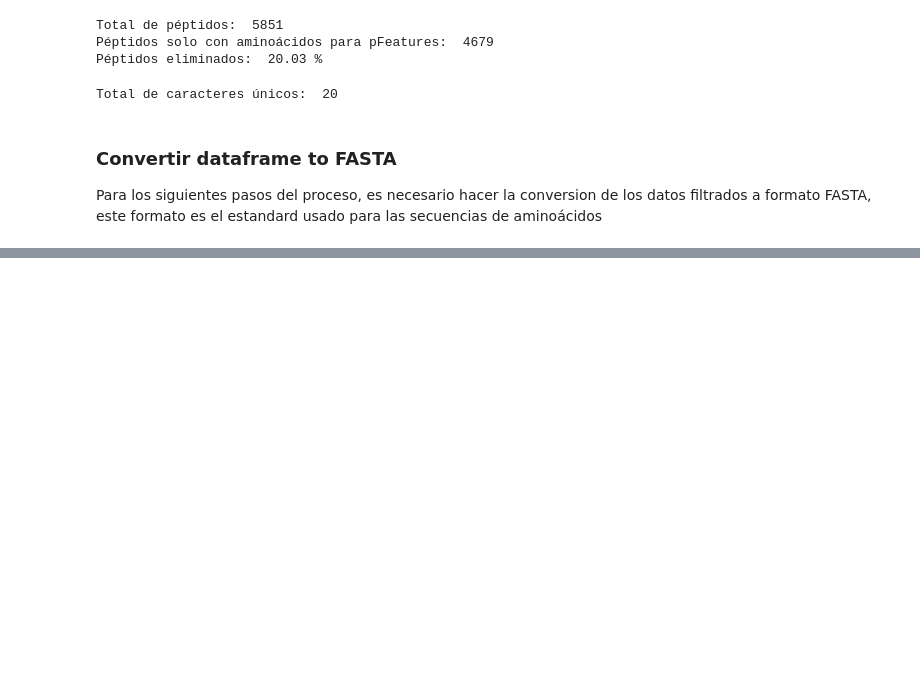
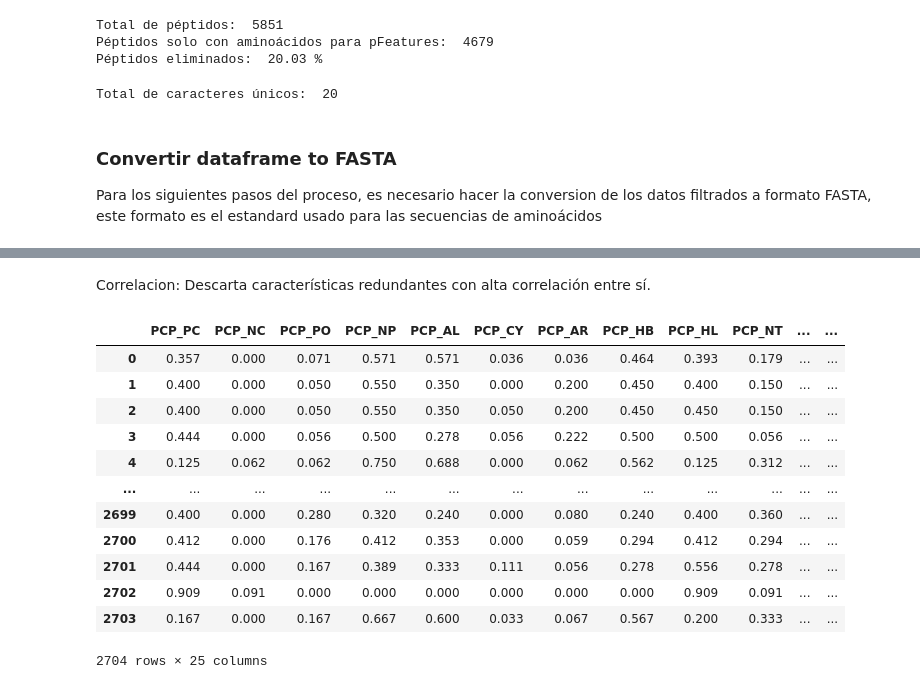
Before and after one commit to A01795375/Proyecto_Integrador_cancer, a Jupyter notebook: notebooks/Avance 2.1.ipynb, the cells around one changed output, grey strips where cells are left out. Cells and saved outputs as stored; diff of their text form; code cells hidden in the pictures; blank space fills up the shorter version.

```diff
--- a/notebooks/Avance 2.1.ipynb
+++ b/notebooks/Avance 2.1.ipynb
@@ -456 +497,25 @@ NameError: name 'pcp_wp' is not defined
+# %% [markdown]
+Correlacion: Descarta características redundantes con alta correlación entre sí.
+# %%
+#correlacion
+corr_matrix = pd.DataFrame(feature_pcp).corr().abs()
+upper = corr_matrix.where(np.triu(np.ones(corr_matrix.shape), k=1).astype(bool))
+to_drop = [column for column in upper.columns if any(upper[column] > 0.9)]
+corr_matrix_pcp = feature_pcp.drop(to_drop, axis=1)
+corr_matrix_pcp.to_csv('../data/processed/corr_matrix_pcp.csv', index = False)
+corr_matrix_pcp
+# %% [output]
+|  | PCP_PC | PCP_NC | PCP_PO | PCP_NP | PCP_AL | PCP_CY | PCP_AR | PCP_HB | PCP_HL | PCP_NT | ... | ... |
+| 0 | 0.357 | 0.000 | 0.071 | 0.571 | 0.571 | 0.036 | 0.036 | 0.464 | 0.393 | 0.179 | ... | ... |
+| 1 | 0.400 | 0.000 | 0.050 | 0.550 | 0.350 | 0.000 | 0.200 | 0.450 | 0.400 | 0.150 | ... | ... |
+| 2 | 0.400 | 0.000 | 0.050 | 0.550 | 0.350 | 0.050 | 0.200 | 0.450 | 0.450 | 0.150 | ... | ... |
+| 3 | 0.444 | 0.000 | 0.056 | 0.500 | 0.278 | 0.056 | 0.222 | 0.500 | 0.500 | 0.056 | ... | ... |
+| 4 | 0.125 | 0.062 | 0.062 | 0.750 | 0.688 | 0.000 | 0.062 | 0.562 | 0.125 | 0.312 | ... | ... |
+| ... | ... | ... | ... | ... | ... | ... | ... | ... | ... | ... | ... | ... |
+| 2699 | 0.400 | 0.000 | 0.280 | 0.320 | 0.240 | 0.000 | 0.080 | 0.240 | 0.400 | 0.360 | ... | ... |
+| 2700 | 0.412 | 0.000 | 0.176 | 0.412 | 0.353 | 0.000 | 0.059 | 0.294 | 0.412 | 0.294 | ... | ... |
+| 2701 | 0.444 | 0.000 | 0.167 | 0.389 | 0.333 | 0.111 | 0.056 | 0.278 | 0.556 | 0.278 | ... | ... |
+| 2702 | 0.909 | 0.091 | 0.000 | 0.000 | 0.000 | 0.000 | 0.000 | 0.000 | 0.909 | 0.091 | ... | ... |
+| 2703 | 0.167 | 0.000 | 0.167 | 0.667 | 0.600 | 0.033 | 0.067 | 0.567 | 0.200 | 0.333 | ... | ... |
+2704 rows × 25 columns
 # %% [markdown]
```
Also changed, not shown: parts of 28 cells of this notebook, 16 other files.
